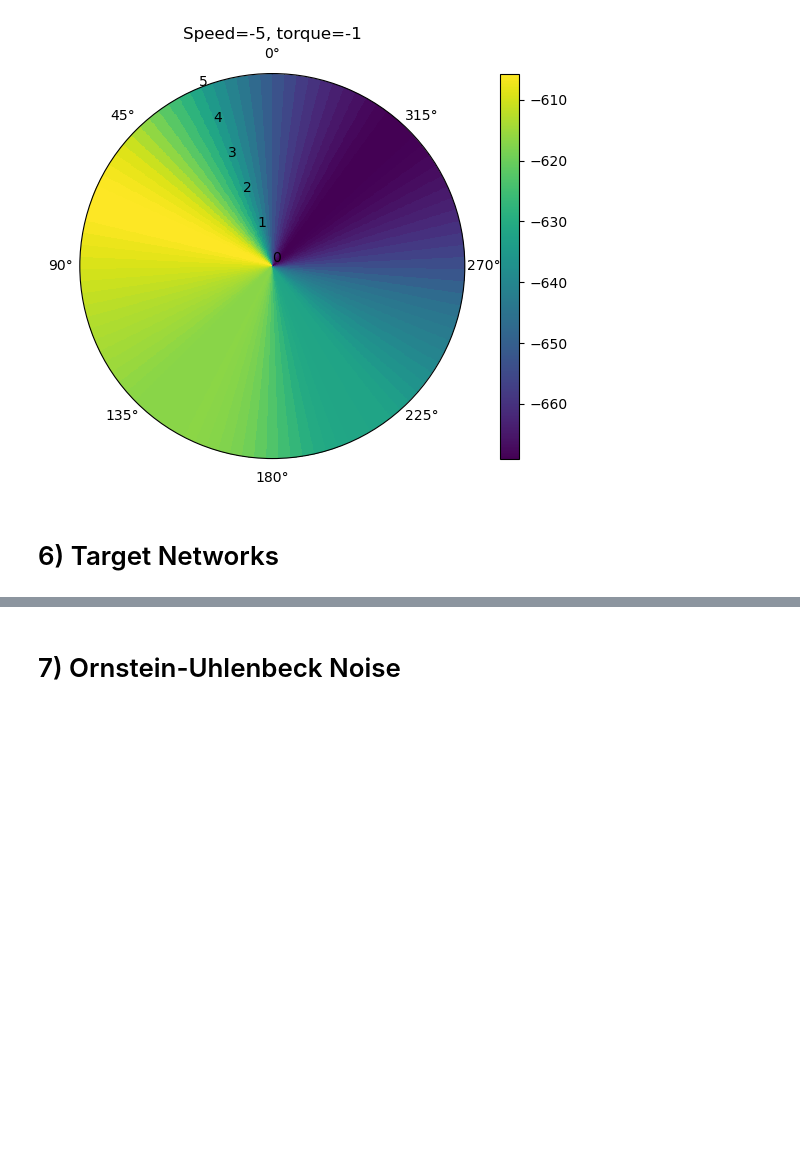
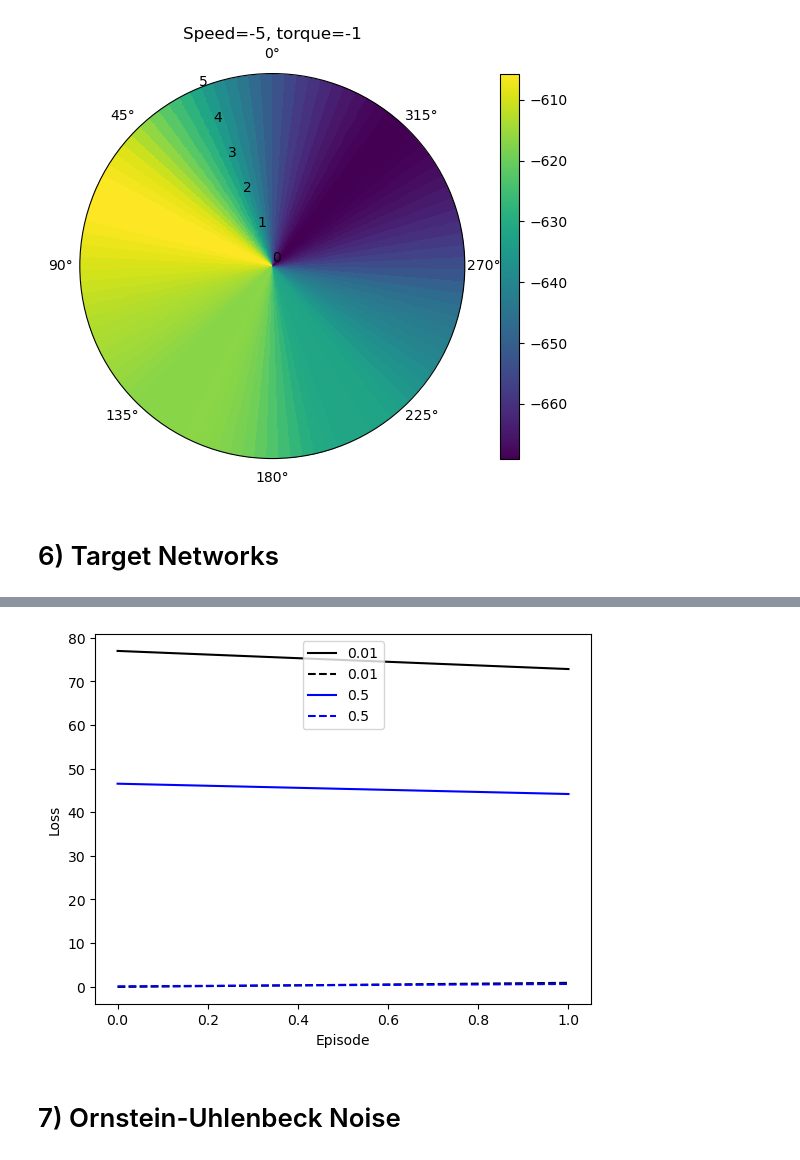
Before and after one commit to francpp/Deep_Deterministic_Policy_Gradient, a Jupyter notebook: DDPG.ipynb, the cells around one changed output, grey strips where cells are left out. Cells and saved outputs as stored; diff of their text form; code cells hidden in the pictures; blank space fills up the shorter version.

Commit message:
DDPG and helpers updated

```diff
--- a/DDPG.ipynb
+++ b/DDPG.ipynb
@@ -514,7 +516,7 @@ def train_epoch_target(model, target_model, agent, optimizer, criterion, gamma,
                 reward[i] = transition[2]
                 trunc[i] = transition[4]
                 with torch.no_grad():
-                    next_data[i] = np.concatenate((transition[3], agent.compute_action(transition[3])))
+                    next_data[i] = np.concatenate((transition[3], agent.compute_action(transition[3], deterministic = True, use_target = True)))  ###### USE TARGET NETWORK
 
             data = torch.tensor(data, dtype=torch.float32).to(device)
             reward = torch.tensor(reward, dtype=torch.float32).to(device)
@@ -522,6 +524,7 @@ def train_epoch_target(model, target_model, agent, optimizer, criterion, gamma,
             trunc = torch.tensor(trunc, dtype = torch.bool)
 
             optimizer.zero_grad()
+
             output = model(data)  # (state, action) -> Q(s, a)
             #print(output)
             with torch.no_grad():
@@ -536,7 +539,7 @@ def train_epoch_target(model, target_model, agent, optimizer, criterion, gamma,
     return np.mean(loss_epoch)
 
 
-def train_epoch_policy_target(model_policy, model_Q, target_model_policy, target_model_Q, optimizer, criterion, gamma, Buffer, epoch, device):
+def train_epoch_policy_target(model_policy, model_Q, target_model_policy, target_model_Q, agent, optimizer, criterion, gamma, Buffer, epoch, device):
 
     state = env.reset()
     state = state[0]
@@ -572,7 +575,7 @@ def train_epoch_policy_target(model_policy, model_Q, target_model_policy, target
             optimizer.zero_grad()
             output = model_policy(data)  # state -> action
 
-            loss = compute_loss_policy(data, output, target_model_Q)  #### USE TARGET Q NETWORK
+            loss = compute_loss_policy(data, output, model_Q)  #### USE TARGET Q NETWORK
 
             loss.backward()
             optimizer.step()
@@ -584,14 +587,22 @@ device = "cpu"
 
 # Define DDPG agent
 noise_std = 0.3
-TAU = [0.1] ##### !!!!!!!!!!!!!!!! Salvare agente per ogni tau, per plot dopo?
+TAU = [0.01, 0.5] ##### !!!!!!!!!!!!!!!! Salvare agente per ogni tau, per plot dopo?
 
-for tau in TAU:
-    ddpg_agent = DDPGAgent(noise_std, tau)
+plt.figure()
+colors = ['k','b']
+#           ,'r','g','y']
+
+for col, tau in zip(colors,TAU):
+    ddpg_agent = DDPGAgent(sigma = noise_std, device = device, tau = tau)
 
     #
     # model_Q = QNetwork().to(device)
     # model_policy = PolicyNetwork().to(device)
+
+    # Initialize buffer (here????)
+    max_size = 1e5
+    Buffer = ReplayBuffer(max_size = max_size)
 
     # Training parameters, ecc...
     lr = 1e-4
@@ -600,7 +611,7 @@ for tau in TAU:
     optimizer_policy = torch.optim.Adam(ddpg_agent.policy_network.parameters(), lr = lr)
     criterion_Q = torch.nn.MSELoss()
     criterion_policy = torch.nn.L1Loss()
-    num_epochs = 2000 # metti 1000
+    num_epochs = 2 # metti 1000
 
     history_Q = []
     history_policy = []
@@ -609,22 +620,22 @@ for tau in TAU:
     state = state[0]
 
     for epoch in range(num_epochs):
-
-        action = ddpg_agent.compute_action(state, deterministic = False)
-        (next_state, reward, term, trunc, info) = env.step(action)
-        Buffer.store_transition((state, action, reward, next_state, trunc))
-        state = next_state
-
-        if term or trunc:
-            observation, info = env.reset()
-            # Save reward of episode
-
         loss_Q = train_epoch_target(ddpg_agent.Q_network, ddpg_agent.target_Q_network, ddpg_agent, optimizer_Q, criterion_Q, gamma, Buffer, epoch, device)
-        loss_policy = train_epoch_policy_target(ddpg_agent.policy_network, ddpg_agent.Q_network, ddpg_agent.target_policy_network, ddpg_agent.target_Q_network, optimizer_policy, criterion_policy, gamma, Buffer, epoch, device)
+        loss_policy = train_epoch_policy_target(ddpg_agent.policy_network, ddpg_agent.Q_network, ddpg_agent.target_policy_network, ddpg_agent.target_Q_network, ddpg_agent, optimizer_policy, criterion_policy, gamma, Buffer, epoch, device)
 
         ddpg_agent.update_target_params
 
-        if epoch%10 == 0:
+        if epoch%1 == 0:
             print(f'Epoch: {epoch}, loss Q: {loss_Q:.3f}, loss pol: {loss_policy:.3f}')
         history_Q.append(loss_Q)
         history_policy.append(loss_policy)
+
+
+    plt.plot(history_Q,col+'-',label=f'{tau}')
+    plt.plot(history_policy,col+'--',label=f'{tau}')
+
+plt.xlabel('Episode')
+plt.ylabel('Loss')
+plt.legend()
+plt.savefig(f'Plots/DDPG_training_target_{len(history_Q)}.png')
+# %% [output]
@@ -630,0 +646 @@ for tau in TAU:
+[figure, added]
```
Also changed, not shown: parts of 7 cells of this notebook, 1 other file.
